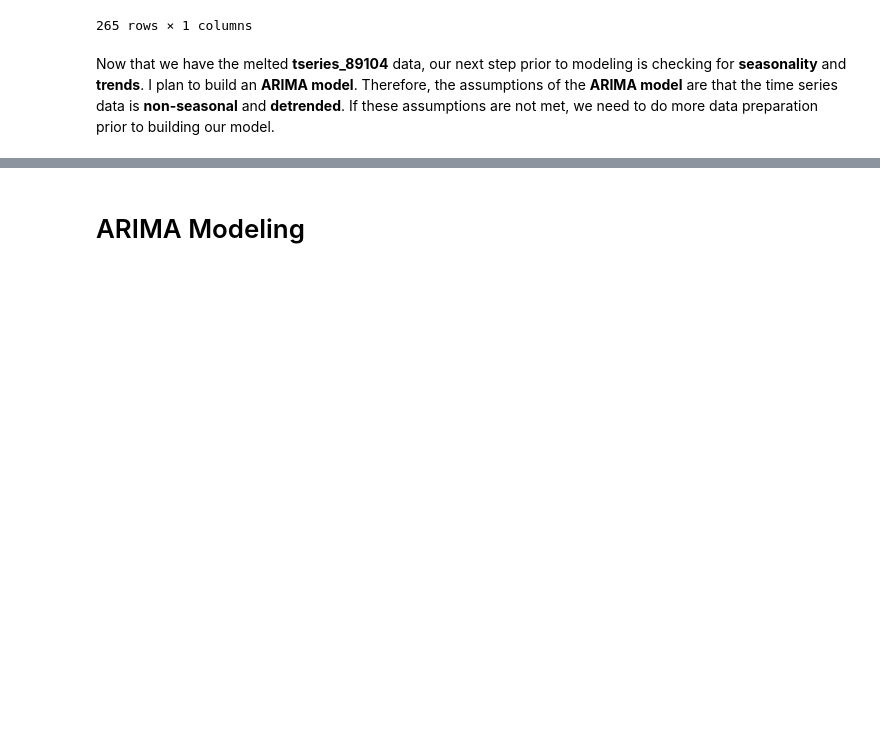
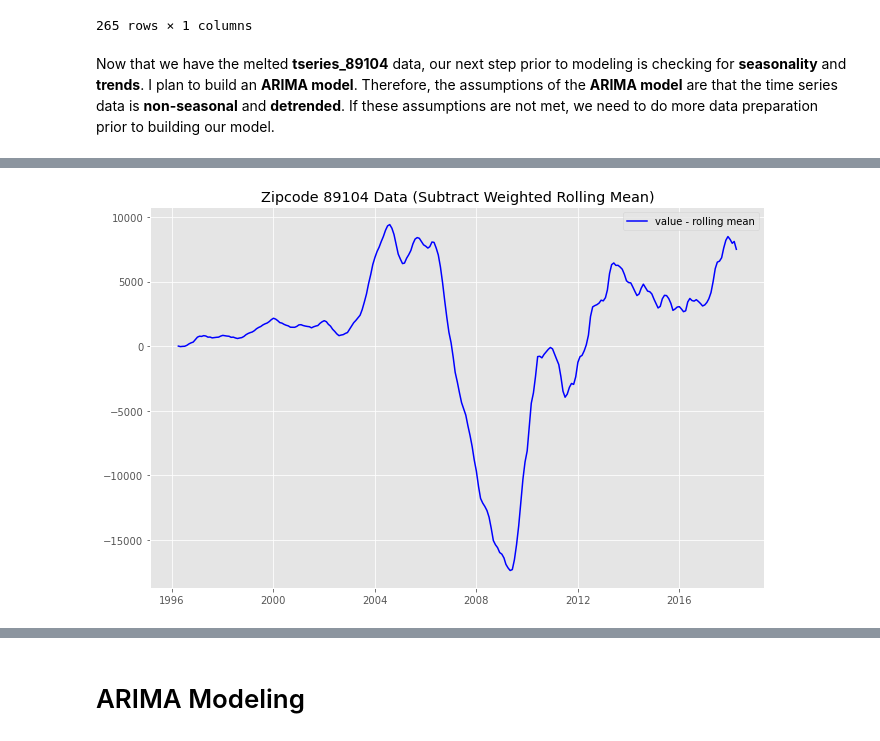
Before and after one commit to jbenedito99/Zipcode-Time-Series-Modeling, a Jupyter notebook: time-series/notebook.ipynb, the cells around one changed output, grey strips where cells are left out. Drawn from its saved outputs; the diff is of its cells as text; code cells hidden in the pictures; blank space fills up the shorter version.

```diff
--- a/time-series/notebook.ipynb
+++ b/time-series/notebook.ipynb
@@ -304,0 +388,17 @@ ARIMA assumes that the data is non-seasonal and detrended
+# %%
+# weighted rolling mean
+
+# use Pandas ewm() to calculate Exponential Weighted Moving Average
+exp_roll_mean = tseries_89104.ewm(halflife=2).mean()
+
+# subtract the moving average from the original data
+tseries_89104_minus_exp_roll_mean = tseries_89104 - exp_roll_mean
+
+# plot
+fig = plt.figure(figsize=(11,7))
+plt.plot(tseries_89104_minus_exp_roll_mean, color='blue', label='value - rolling mean')
+plt.legend(loc='best')
+plt.title('Zipcode 89104 Data (Subtract Weighted Rolling Mean)')
+plt.show(block=False)
+# %% [output]
+[figure, added]
```
Also changed, not shown: parts of 19 cells of this notebook.
